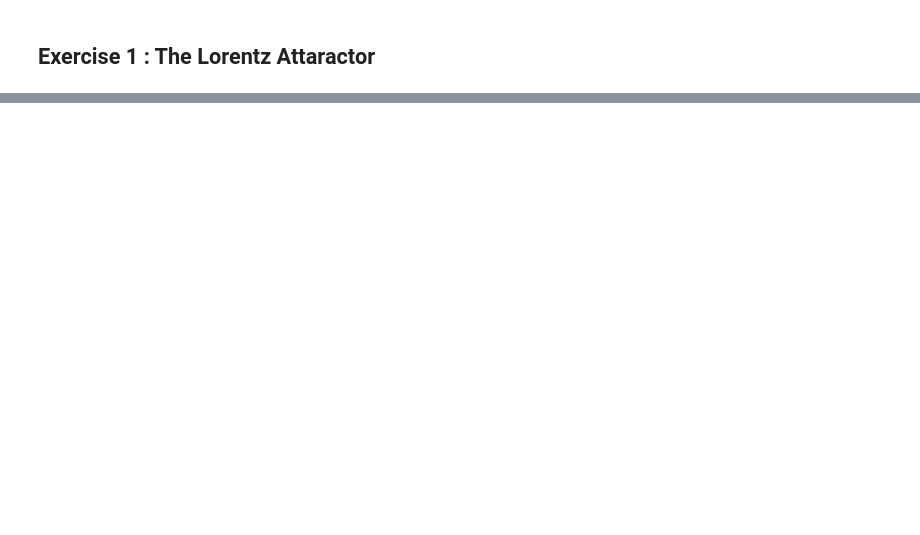
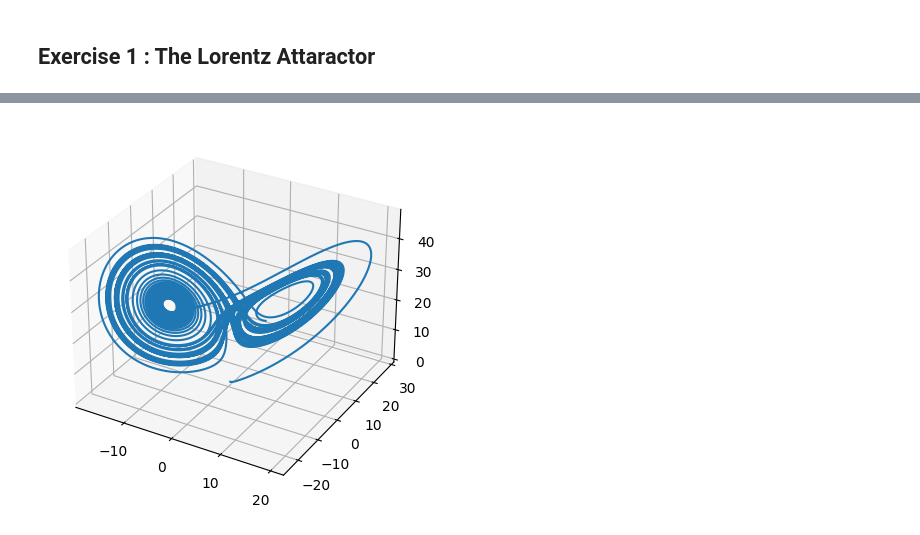
Before and after one commit to SPS-SP2273/learning-portfolio-wtz2273, a Jupyter notebook: numerical solutions/numerical_solutions_(good).ipynb, the cells around one changed output, grey strips where cells are left out. Drawn from its saved outputs; the diff is of its cells as text; code cells hidden in the pictures; blank space fills up the shorter version.

```diff
--- a/numerical solutions/numerical_solutions_(good).ipynb
+++ b/numerical solutions/numerical_solutions_(good).ipynb
@@ -255,0 +348,38 @@ plt.show()
+# %%
+max_time = 50
+dt = 0.001
+x0, y0, z0 = 0, 1, 0
+
+def dn_dt(n,t):
+
+    x, y, z = n
+
+    σ = 10
+    dx_dt = σ*(y-x)
+
+    ρ = 28
+    dy_dt = x*(ρ-z)-y
+
+    β = 8/3
+    dz_dt = x*y - β*z
+
+    return [dx_dt, dy_dt, dz_dt]
+
+
+data = {}
+data['time'] = np.arange(0, max_time, dt)
+
+results = odeint(y0=[x0, y0, z0],
+                 func=dn_dt,
+                 t=data['time']
+                 )
+
+data['x'] = results[:, 0]
+data['y'] = results[:, 1]
+data['z'] = results[:, 2]
+
+ax = plt.axes(projection='3d')
+ax.plot3D(data['x'] ,data['y'], data['z'])
+plt.show()
+# %% [output]
+[figure, added]
```
Also changed, not shown: parts of 3 cells of this notebook, 1 other file.
